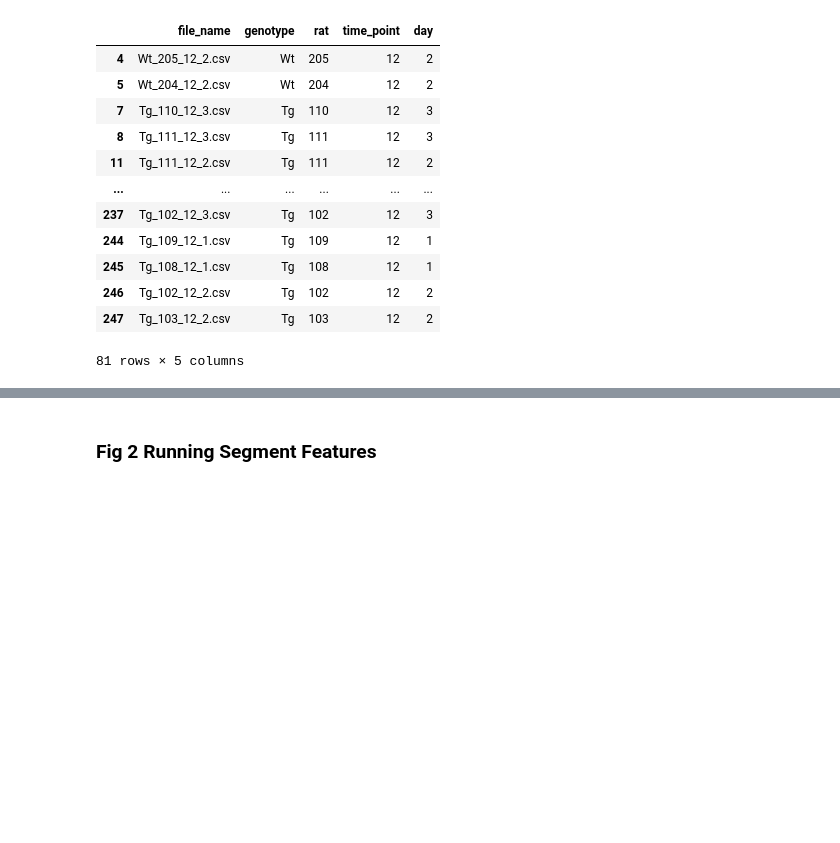
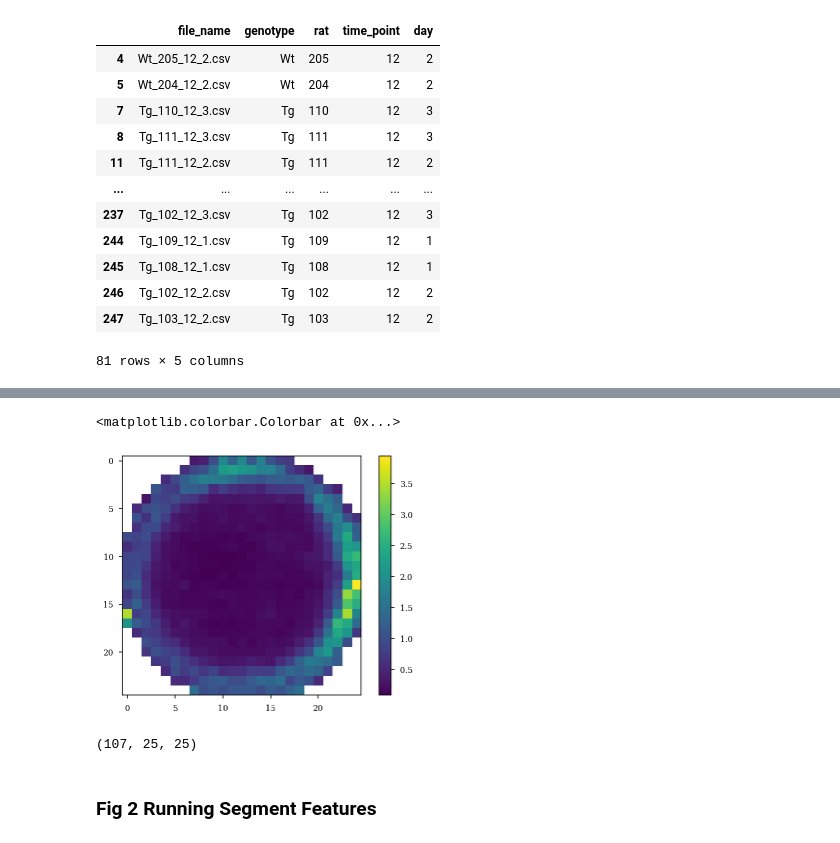
Before and after one commit to lolaBerkowitz/TgF344-AD_Open_Field, a Jupyter notebook: notebooks/TgF344_OF_figs.ipynb, the cells around one changed output, grey strips where cells are left out. Saved outputs shown, nothing was run; the diff lists cells and outputs as text; code cells hidden in the pictures; blank space fills up the shorter version.

```diff
--- a/notebooks/TgF344_OF_figs.ipynb
+++ b/notebooks/TgF344_OF_figs.ipynb
@@ -256,3 +338,22 @@ for file in df_12mo.file_name:
+# %%
+wt_occ = []
+tg_occ = []
+for idx, file in enumerate(df.file_name):
+    temp = pd.read_csv(small_of_paths+file)
+    if df["genotype"][idx] == 'Wt':
+        wt_occ.append(occ_heatmap(temp,x_edges,y_edges))
+    else:
+        tg_occ.append(occ_heatmap(temp,x_edges,y_edges))
+# %%
+plt.imshow(np.nanmedian(np.asarray(wt_occ),axis=0))
+plt.colorbar()
+# %% [output]
+<matplotlib.colorbar.Colorbar at 0x...>
+[figure, added]
+# %%
+np.asarray(wt_occ).shape
+# %% [output]
+(107, 25, 25)
 # %% [markdown]
 ### Fig 2 Running Segment Features
 # %%
```
Also changed, not shown: parts of 11 cells of this notebook, 4 other files.
